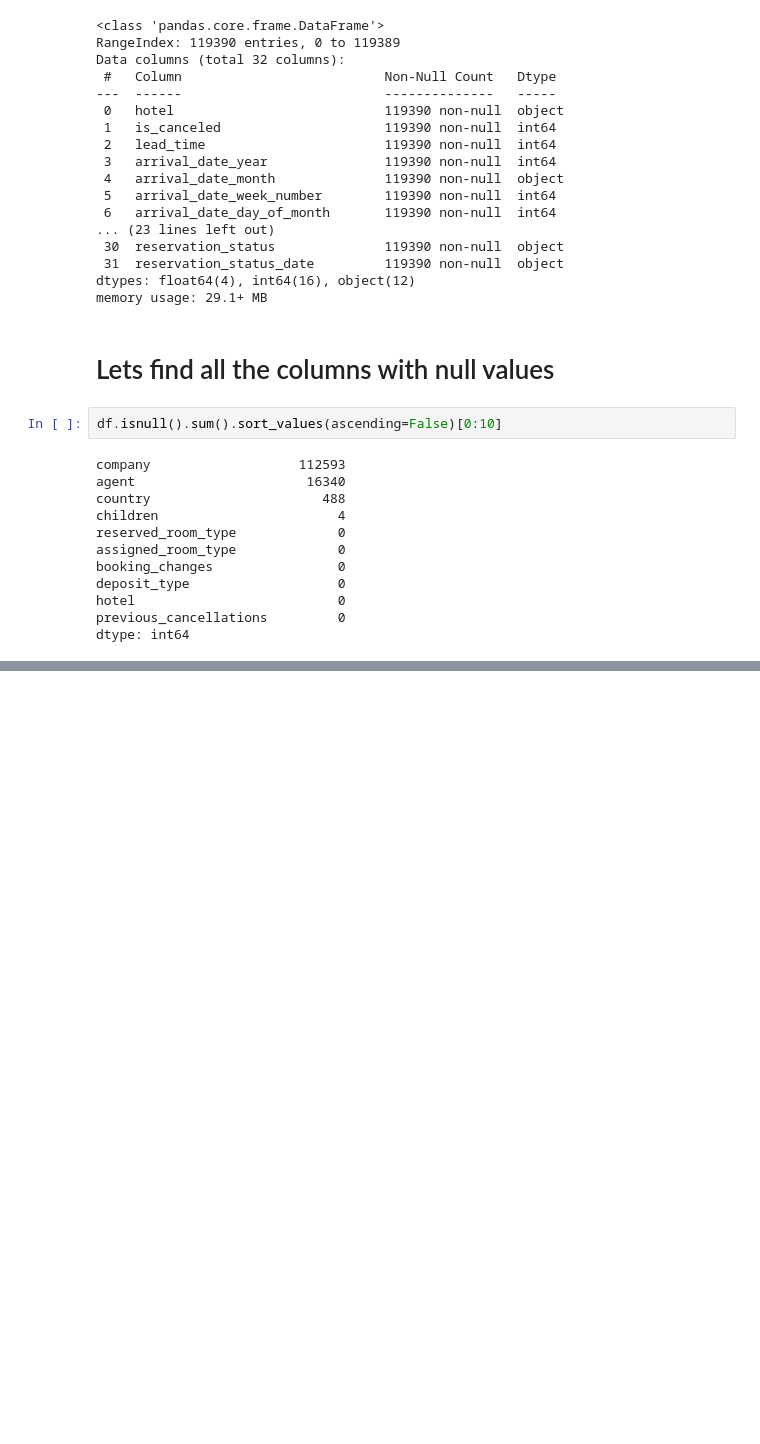
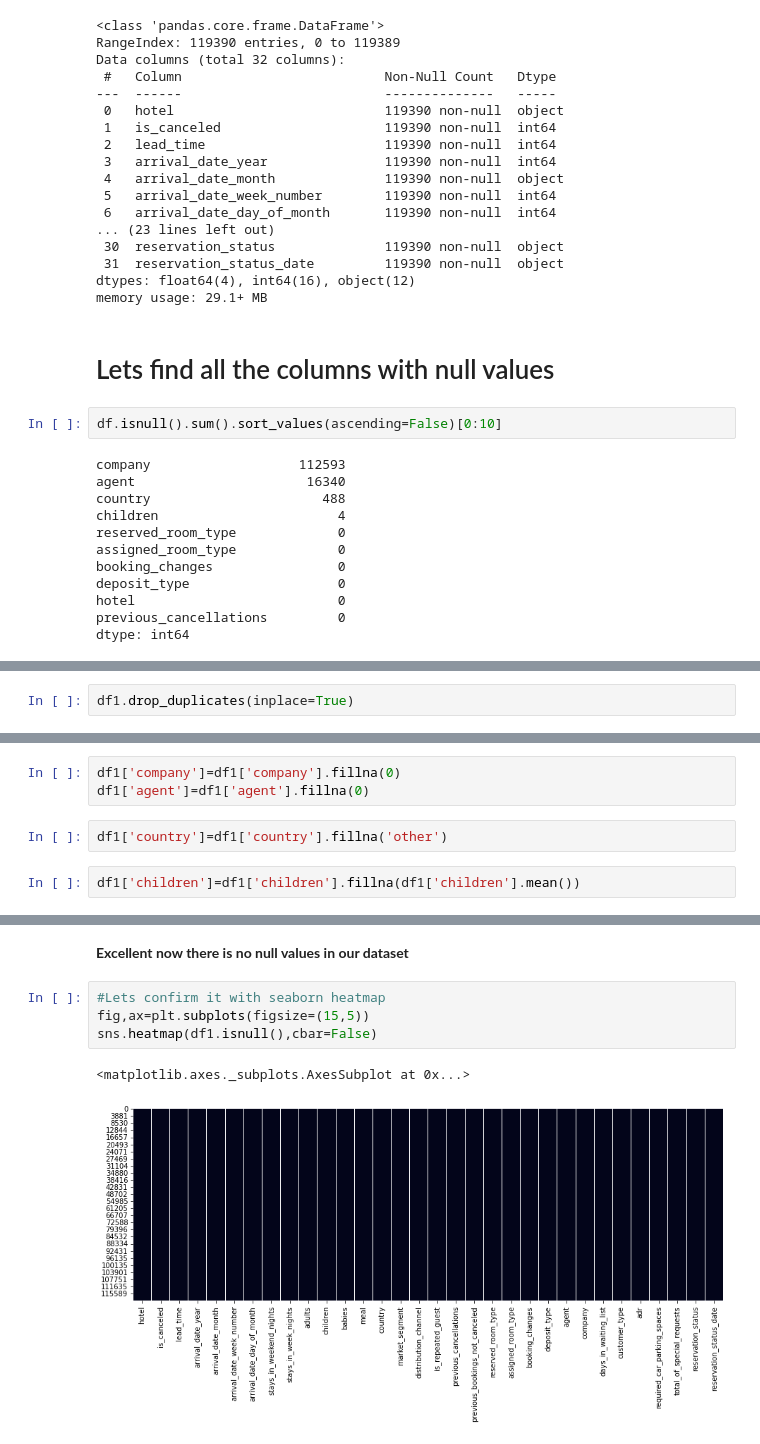
Before and after one commit to Kaushaljha488/Hotel-booking-Analysis, a Jupyter notebook: kaushal_Hotel_Booking_Analysis_Capstone_Project.ipynb, the cells around one changed output, grey strips where cells are left out. Drawn from its saved outputs; the diff is of its cells as text; blank space fills up the shorter version.

```diff
--- a/kaushal_Hotel_Booking_Analysis_Capstone_Project.ipynb
+++ b/kaushal_Hotel_Booking_Analysis_Capstone_Project.ipynb
@@ -110,0 +187,2 @@ df.describe()
+# %%
+df1.drop_duplicates(inplace=True)
@@ -110,0 +238,7 @@ df.describe()
+# %%
+df1['company']=df1['company'].fillna(0)
+df1['agent']=df1['agent'].fillna(0)
+# %%
+df1['country']=df1['country'].fillna('other')
+# %%
+df1['children']=df1['children'].fillna(df1['children'].mean())
@@ -110,0 +267,9 @@ df.describe()
+# %% [markdown]
+**Excellent now there is no null values in our dataset**
+# %%
+#Lets confirm it with seaborn heatmap
+fig,ax=plt.subplots(figsize=(15,5))
+sns.heatmap(df1.isnull(),cbar=False)
+# %% [output]
+<matplotlib.axes._subplots.AxesSubplot at 0x...>
+[figure, added]
```
Also changed, not shown: parts of 20 cells of this notebook.
